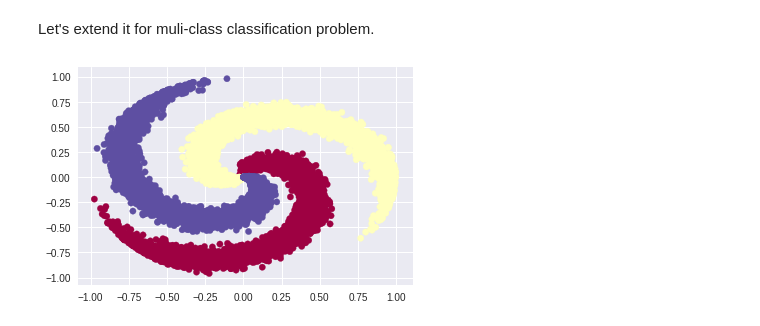
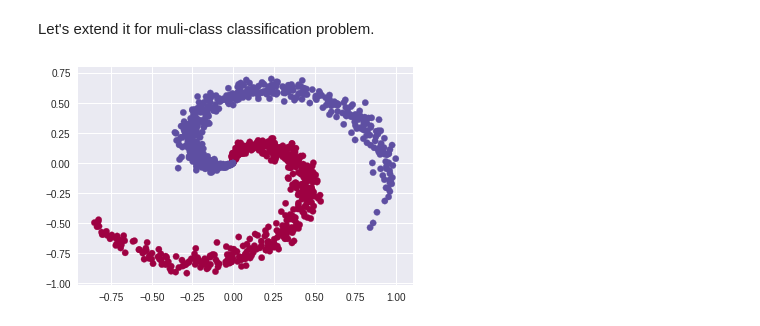
Before and after one commit to mdasadul/tensorflow_examples, a Jupyter notebook: Spiral_keras.ipynb, the cells around one changed output. Saved outputs shown, nothing was run; the diff lists cells and outputs as text; code cells hidden in the pictures.

```diff
--- a/Spiral_keras.ipynb
+++ b/Spiral_keras.ipynb
@@ -114,13 +116,13 @@ dict_keys(['val_loss', 'val_acc', 'loss', 'acc'])
 # %% [markdown]
 Let's extend it for muli-class classification problem.
 # %%
-N = 5000 # number of points per class
+N = 500 # number of points per class
 D = 2 # dimensionality
-K = 3 # number of classes
-train_x,train_y = create_spiral_data(N,D,K)
-plt.scatter(train_x[:, 0], train_x[:, 1], c=train_y, s=40, cmap=plt.cm.Spectral)
+K = 2 # number of classes
+x_k,y_k = create_spiral_data(N,D,K)
+plt.scatter(x_k[:, 0], x_k[:, 1], c=y_k, s=40, cmap=plt.cm.Spectral)
 plt.show()
 # %% [output]
-[figure, old version]
+[figure, new version]
 # %%
 np.random.seed(1234)
```
Also changed, not shown: parts of 4 cells of this notebook.
